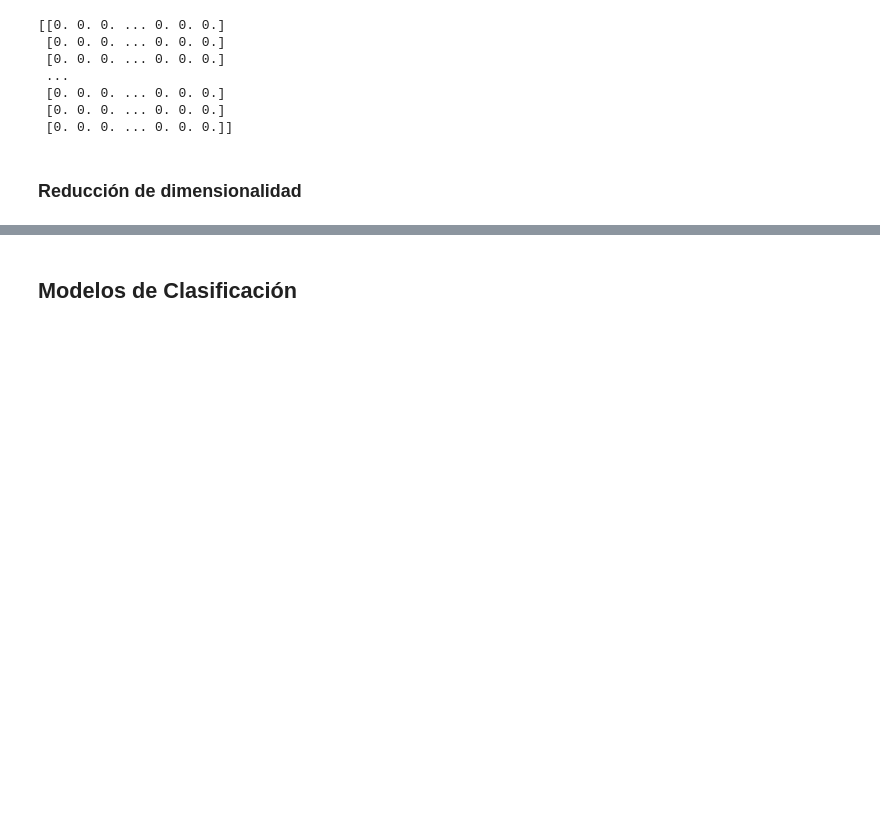
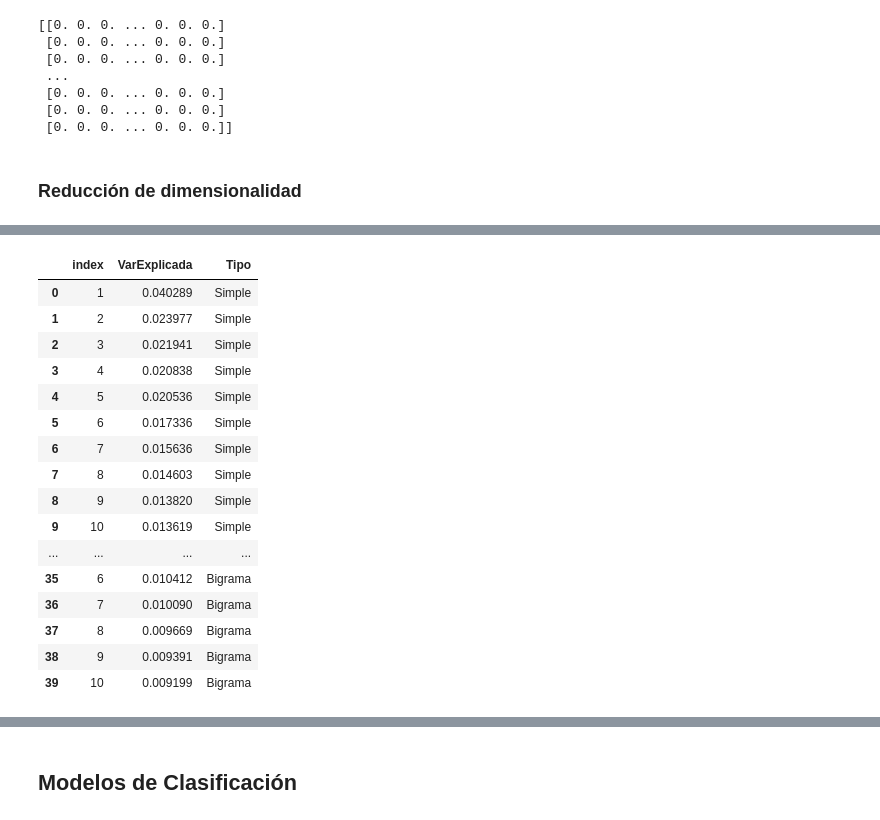
Before and after one commit to luchymd89/introcd, a Jupyter notebook: Tarea_2/shakespeare_tarea_2.ipynb, the cells around one changed output, grey strips where cells are left out. Cells and saved outputs as stored; diff of their text form; code cells hidden in the pictures; blank space fills up the shorter version.

```diff
--- a/Tarea_2/shakespeare_tarea_2.ipynb
+++ b/Tarea_2/shakespeare_tarea_2.ipynb
@@ -382,0 +428,34 @@ array([0.04028892, 0.0239766 ])
+# %%
+df_PCA = pd.DataFrame(VE_control, columns=['VarExplicada'])
+df_PCA['Tipo']= 'Simple'
+
+auxSW = pd.DataFrame(VE_SW, columns=['VarExplicada'])
+auxSW['Tipo']= 'Sin Stopwords'
+
+auxIDF = pd.DataFrame(VE_IDF, columns=['VarExplicada'])
+auxIDF['Tipo']= 'TF-IDF'
+
+auxBG = pd.DataFrame(VE_SW, columns=['VarExplicada'])
+auxBG['Tipo']= 'Bigrama'
+
+df_PCA = pd.concat([df_PCA, auxSW, auxIDF, auxBG], ignore_index=False).reset_index()
+df_PCA['index'] = df_PCA['index']+1
+df_PCA
+# %% [output]
+|  | index | VarExplicada | Tipo |
+| 0 | 1 | 0.040289 | Simple |
+| 1 | 2 | 0.023977 | Simple |
+| 2 | 3 | 0.021941 | Simple |
+| 3 | 4 | 0.020838 | Simple |
+| 4 | 5 | 0.020536 | Simple |
+| 5 | 6 | 0.017336 | Simple |
+| 6 | 7 | 0.015636 | Simple |
+| 7 | 8 | 0.014603 | Simple |
+| 8 | 9 | 0.013820 | Simple |
+| 9 | 10 | 0.013619 | Simple |
+| ... | ... | ... | ... |
+| 35 | 6 | 0.010412 | Bigrama |
+| 36 | 7 | 0.010090 | Bigrama |
+| 37 | 8 | 0.009669 | Bigrama |
+| 38 | 9 | 0.009391 | Bigrama |
+| 39 | 10 | 0.009199 | Bigrama |
```
Also changed, not shown: parts of 15 cells of this notebook, 1 other file.
